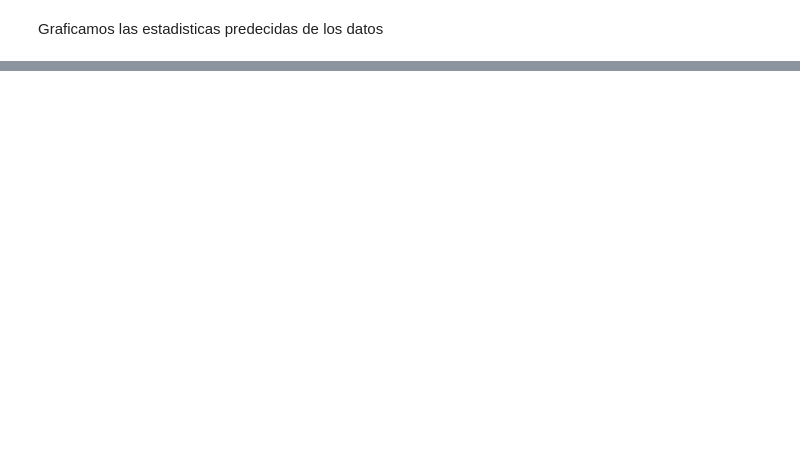
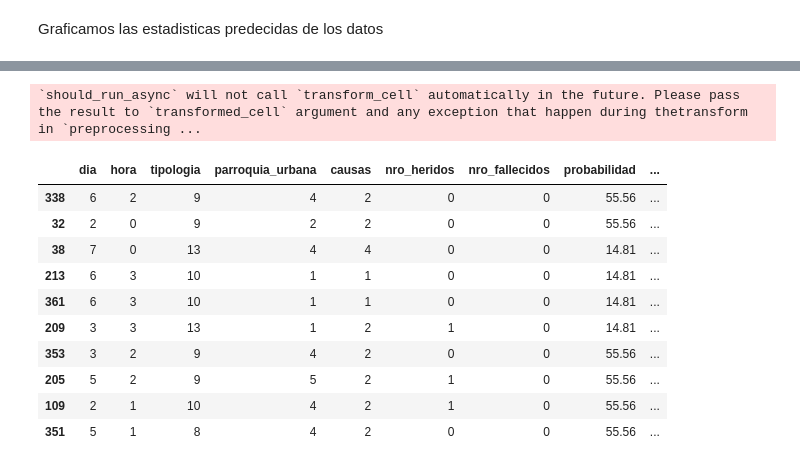
Before and after one commit to Orixstranger/DataMining_Accidentes_Transito_Canton_Loja, a Jupyter notebook: Python/pruebas colab 2021/modelo_HORA_Weka_python_Calles_accidentes_2021.ipynb, the cells around one changed output, grey strips where cells are left out. Saved outputs shown, nothing was run; the diff lists cells and outputs as text; code cells hidden in the pictures; blank space fills up the shorter version.

```diff
--- a/Python/pruebas colab 2021/modelo_HORA_Weka_python_Calles_accidentes_2021.ipynb
+++ b/Python/pruebas colab 2021/modelo_HORA_Weka_python_Calles_accidentes_2021.ipynb
@@ -533,0 +590,5 @@ ax[0].savefig("barras_prediccion_hora_2021.png")
+# %%
+#Verificamos la probabilidad de todas las variables
+y_proba = arbol_modelo.predict_proba(x_test.drop(['hora'], axis=1))
+probabilidad_acierto = np.round(y_proba[0][y_pred] * 100, 2)
+print("Probabilidad de Acierto: " + str(probabilidad_acierto) + "%")
@@ -533,0 +613,5 @@ ax[0].savefig("barras_prediccion_hora_2021.png")
+# %%
+print(type(probabilidad_acierto))
+columna_probabilidades = pd.DataFrame()
+columna_probabilidades['probabilidad'] = pd.DataFrame(probabilidad_acierto)
+print(columna_probabilidades)
@@ -533,0 +635,19 @@ ax[0].savefig("barras_prediccion_hora_2021.png")
+# %%
+y_prediccion = pd.DataFrame()
+y_prediccion['predicciones'] = pd.DataFrame(y_pred)
+
+probabilidades_2021_df = pd.concat([df,columna_probabilidades, y_prediccion], axis=1)
+probabilidades_2021_df.sample(10)
+# %% [output]
+`should_run_async` will not call `transform_cell` automatically in the future. Please pass the result to `transformed_cell` argument and any exception that happen during thetransform in `preprocessing ...
+|  | dia | hora | tipologia | parroquia_urbana | causas | nro_heridos | nro_fallecidos | probabilidad | ... |
+| 338 | 6 | 2 | 9 | 4 | 2 | 0 | 0 | 55.56 | ... |
+| 32 | 2 | 0 | 9 | 2 | 2 | 0 | 0 | 55.56 | ... |
+| 38 | 7 | 0 | 13 | 4 | 4 | 0 | 0 | 14.81 | ... |
+| 213 | 6 | 3 | 10 | 1 | 1 | 0 | 0 | 14.81 | ... |
+| 361 | 6 | 3 | 10 | 1 | 1 | 0 | 0 | 14.81 | ... |
+| 209 | 3 | 3 | 13 | 1 | 2 | 1 | 0 | 14.81 | ... |
+| 353 | 3 | 2 | 9 | 4 | 2 | 0 | 0 | 55.56 | ... |
+| 205 | 5 | 2 | 9 | 5 | 2 | 1 | 0 | 55.56 | ... |
+| 109 | 2 | 1 | 10 | 4 | 2 | 1 | 0 | 55.56 | ... |
+| 351 | 5 | 1 | 8 | 4 | 2 | 0 | 0 | 55.56 | ... |
```
Also changed, not shown: parts of 32 cells of this notebook.
